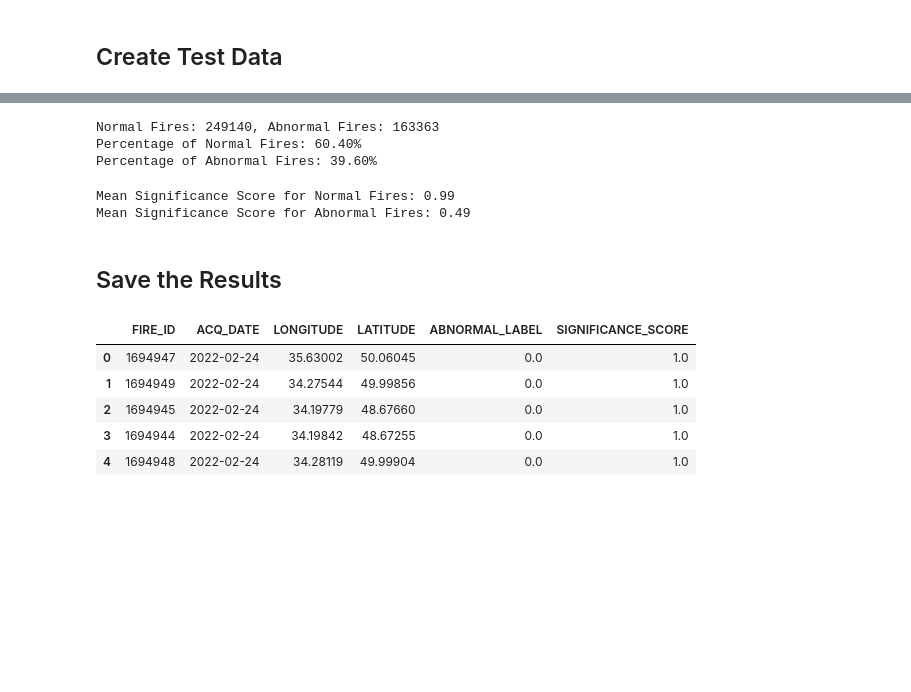
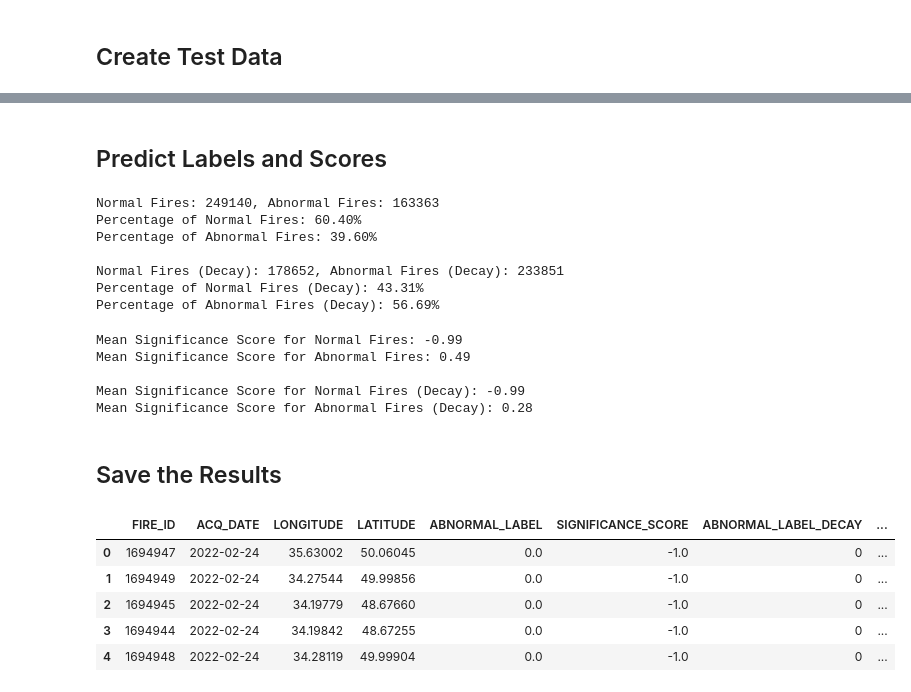
Before and after one commit to GianMan89/war-fire-model, a Jupyter notebook: 3_inference.ipynb, the cells around one changed output, grey strips where cells are left out. Saved outputs shown, nothing was run; the diff lists cells and outputs as text; code cells hidden in the pictures; blank space fills up the shorter version.

```diff
--- a/3_inference.ipynb
+++ b/3_inference.ipynb
@@ -122,6 +122,10 @@ fire_data_processed.head()
 features = fire_data_processed.drop(columns=['ACQ_DATE', 'GRID_CELL_50KM', 'OBLAST_ID_50KM', 'FIRE_COUNT_CELL_50KM'])
 target = fire_data_processed['FIRE_COUNT_CELL_50KM']
 
+# Get two additional features, i.e., the ACQ_DATE and the GRID_CELL_50KM
+acq_date = fire_data_processed['ACQ_DATE']
+grid_cell = fire_data_processed['GRID_CELL_50KM']
+
 # Bring the data in the correct format for the sklearn pipeline
 X_test = features.values
 y_test = target.values
@@ -174,55 +242,81 @@ Pipeline(steps=[('scaler', StandardScaler()),
+# %% [markdown]
+## Predict Labels and Scores
 # %%
 # Predict abnormal fire counts
-y_pred, y_scores = pipeline.named_steps['threshold'].transform(
-    pipeline.named_steps['regressor'].predict(
-        pipeline.named_steps['pca'].transform(
-            pipeline.named_steps['scaler'].transform(X_test)), quantiles=[0.95]), y_test)
+y_pred_decay, y_scores_decay, y_pred, y_scores = pipeline.named_steps['decay'].transform(
+    pipeline.named_steps['threshold'].transform(
+        pipeline.named_steps['regressor'].predict(
+            pipeline.named_steps['pca'].transform(
+                pipeline.named_steps['scaler'].transform(X_test)), quantiles=[0.95]), y_test), acq_date, grid_cell)
 # %%
-# Calculate the number of fires labelled as normal and abnormal for test data
+# Calculate the number of fires labelled as normal and abnormal for validation data
 normal_fires = y_test[y_pred == 0].sum()
 abnormal_fires = y_test[y_pred == 1].sum()
+normal_fires_decay = y_test[y_pred_decay == 0].sum()
+abnormal_fires_decay = y_test[y_pred_decay == 1].sum()
 
 print(f'Normal Fires: {normal_fires}, Abnormal Fires: {abnormal_fires}')
 print(f'Percentage of Normal Fires: {normal_fires / (normal_fires + abnormal_fires) * 100:.2f}%')
 print(f'Percentage of Abnormal Fires: {abnormal_fires / (normal_fires + abnormal_fires) * 100:.2f}%')
+print()
+print(f'Normal Fires (Decay): {normal_fires_decay}, Abnormal Fires (Decay): {abnormal_fires_decay}')
+print(f'Percentage of Normal Fires (Decay): {normal_fires_decay / (normal_fires_decay + abnormal_fires_decay) * 100:.2f}%')
+print(f'Percentage of Abnormal Fires (Decay): {abnormal_fires_decay / (normal_fires_decay + abnormal_fires_decay) * 100:.2f}%')
 # %% [output]
 Normal Fires: 249140, Abnormal Fires: 163363
 Percentage of Normal Fires: 60.40%
 Percentage of Abnormal Fires: 39.60%
+
+Normal Fires (Decay): 178652, Abnormal Fires (Decay): 233851
+Percentage of Normal Fires (Decay): 43.31%
+Percentage of Abnormal Fires (Decay): 56.69%
 # %%
 # Calculate the mean scores for normal and abnormal fires
 normal_scores = y_scores[y_pred == 0]
 abnormal_scores = y_scores[y_pred == 1]
 
+normal_scores_decay = y_scores_decay[y_pred_decay == 0]
+abnormal_scores_decay = y_scores_decay[y_pred_decay == 1]
+
 print(f'Mean Significance Score for Normal Fires: {normal_scores.mean():.2f}')
 print(f'Mean Significance Score for Abnormal Fires: {abnormal_scores.mean():.2f}')
+print()
+print(f'Mean Significance Score for Normal Fires (Decay): {normal_scores_decay.mean():.2f}')
+print(f'Mean Significance Score for Abnormal Fires (Decay): {abnormal_scores_decay.mean():.2f}')
 # %% [output]
-Mean Significance Score for Normal Fires: 0.99
+Mean Significance Score for Normal Fires: -0.99
 Mean Significance Score for Abnormal Fires: 0.49
+
+Mean Significance Score for Normal Fires (Decay): -0.99
+Mean Significance Score for Abnormal Fires (Decay): 0.28
 # %% [markdown]
 ## Save the Results
 # %%
 # Add the abnormal labels to fire_data_processed
 fire_data_processed['ABNORMAL_LABEL'] = y_pred.tolist()
 fire_data_processed['SIGNIFICANCE_SCORE'] = y_scores.tolist()
+fire_data_processed['ABNORMAL_LABEL_DECAY'] = y_pred_decay.tolist()
+fire_data_processed['SIGNIFICANCE_SCORE_DECAY'] = y_scores_decay.tolist()
 
 # Merge fire_data with fire_data_processed to map the abnormal labels to individual fire IDs
-fire_data_copy = fire_data_copy.merge(fire_data_processed[['GRID_CELL_50KM', 'ACQ_DATE', 'ABNORMAL_LABEL', 'SIGNIFICANCE_SCORE']],
+fire_data_copy = fire_data_copy.merge(fire_data_processed[['GRID_CELL_50KM', 'ACQ_DATE', 'ABNORMAL_LABEL',
+                                                           'SIGNIFICANCE_SCORE', 'ABNORMAL_LABEL_DECAY', 'SIGNIFICANCE_SCORE_DECAY']],
                             on=['GRID_CELL_50KM', 'ACQ_DATE'],
                             how='left')
 
 # Keep only the FIRE_ID, ACQ_DATE, LONGITUDE, LATITUDE, and ABNORMAL_LABEL columns
-fire_data_copy = fire_data_copy[['FIRE_ID', 'ACQ_DATE', 'LONGITUDE', 'LATITUDE', 'ABNORMAL_LABEL', 'SIGNIFICANCE_SCORE']]
+fire_data_copy = fire_data_copy[['FIRE_ID', 'ACQ_DATE', 'LONGITUDE', 'LATITUDE',
+                                 'ABNORMAL_LABEL', 'SIGNIFICANCE_SCORE', 'ABNORMAL_LABEL_DECAY', 'SIGNIFICANCE_SCORE_DECAY']]
 
 # Display the updated fire_data DataFrame
 fire_data_copy.head()
 # %% [output]
-|  | FIRE_ID | ACQ_DATE | LONGITUDE | LATITUDE | ABNORMAL_LABEL | SIGNIFICANCE_SCORE |
-| 0 | 1694947 | 2022-02-24 | 35.63002 | 50.06045 | 0.0 | 1.0 |
-| 1 | 1694949 | 2022-02-24 | 34.27544 | 49.99856 | 0.0 | 1.0 |
-| 2 | 1694945 | 2022-02-24 | 34.19779 | 48.67660 | 0.0 | 1.0 |
-| 3 | 1694944 | 2022-02-24 | 34.19842 | 48.67255 | 0.0 | 1.0 |
-| 4 | 1694948 | 2022-02-24 | 34.28119 | 49.99904 | 0.0 | 1.0 |
+|  | FIRE_ID | ACQ_DATE | LONGITUDE | LATITUDE | ABNORMAL_LABEL | SIGNIFICANCE_SCORE | ABNORMAL_LABEL_DECAY | ... |
+| 0 | 1694947 | 2022-02-24 | 35.63002 | 50.06045 | 0.0 | -1.0 | 0 | ... |
+| 1 | 1694949 | 2022-02-24 | 34.27544 | 49.99856 | 0.0 | -1.0 | 0 | ... |
+| 2 | 1694945 | 2022-02-24 | 34.19779 | 48.67660 | 0.0 | -1.0 | 0 | ... |
+| 3 | 1694944 | 2022-02-24 | 34.19842 | 48.67255 | 0.0 | -1.0 | 0 | ... |
+| 4 | 1694948 | 2022-02-24 | 34.28119 | 49.99904 | 0.0 | -1.0 | 0 | ... |
 # %%
 # Save the fire_data DataFrame to a CSV file
 fire_data_copy.to_csv('output_data/abnormal_fires_test.csv', index=False)
```
Also changed, not shown: parts of 4 cells of this notebook, 3 other files.
